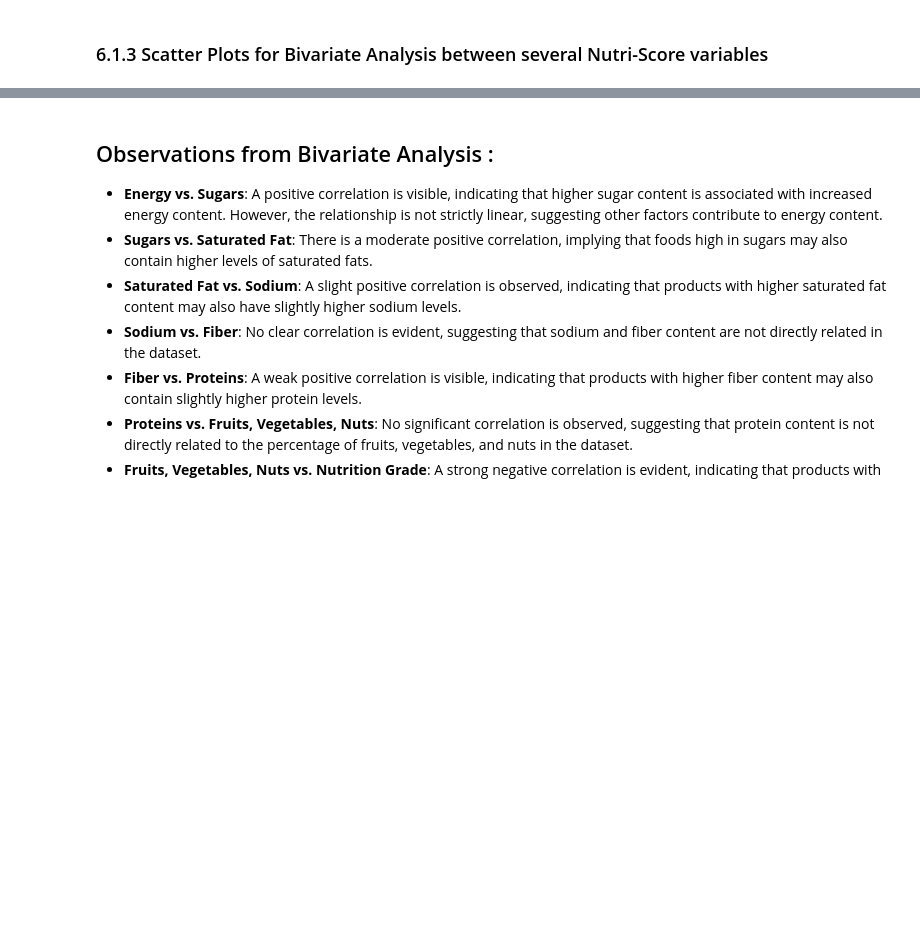
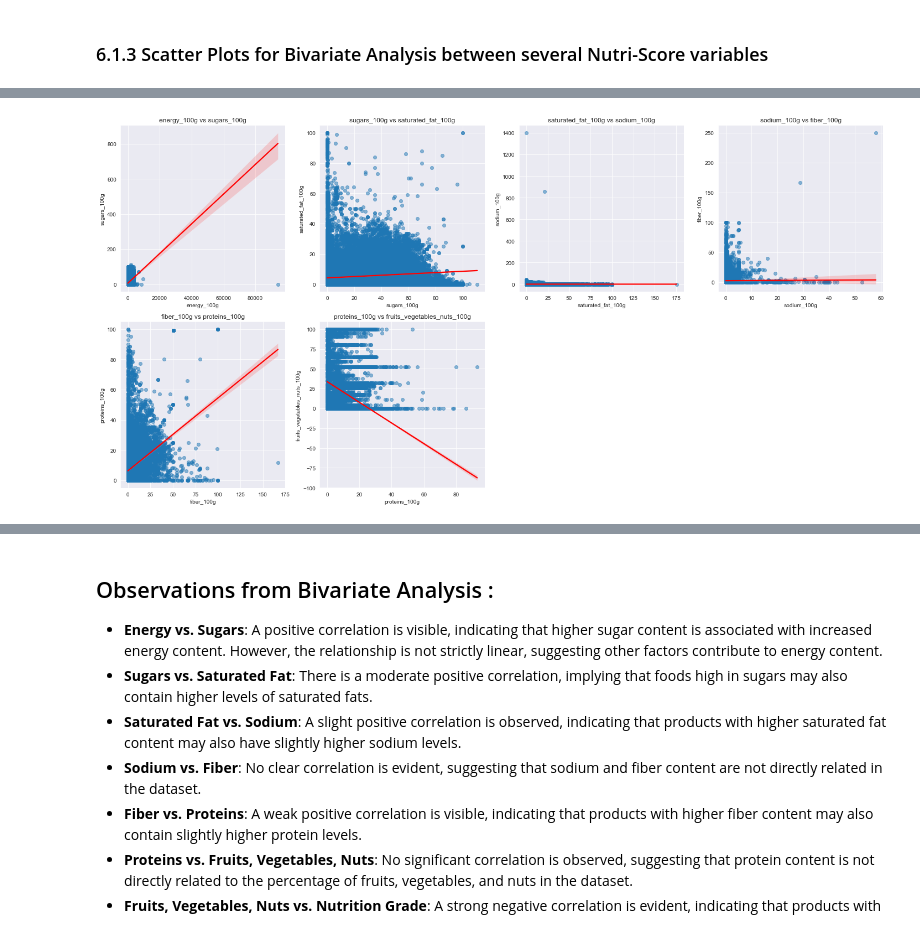
Before and after one commit to preudh/OC_IA_P3_Prepare_data_for_a_public_health_organization, a Jupyter notebook: notebooks/openfoodfacts-data-analysis.ipynb, the cells around one changed output, grey strips where cells are left out. Cells and saved outputs as stored; diff of their text form; code cells hidden in the pictures; blank space fills up the shorter version.

```diff
--- a/notebooks/openfoodfacts-data-analysis.ipynb
+++ b/notebooks/openfoodfacts-data-analysis.ipynb
@@ -2828,0 +2883,96 @@ plt.show()
+# %%
+import pandas as pd
+import os
+import sys
+import seaborn as sns
+import matplotlib.pyplot as plt
+from sklearn.preprocessing import LabelEncoder
+
+# Detect if the notebook is being run on Google Colab
+in_colab = 'google.colab' in sys.modules
+
+if in_colab:
+    # Mount Google Drive
+    from google.colab import drive
+    drive.mount('/content/drive')
+    # Base path for your project folder on Google Drive
+    base_path = '/content/drive/My Drive/OC_IA_P3_Prepare_data_for_a_public_health_organization/'
+else:
+    # Local path for PyCharm or any other local environment
+    base_path = '../'  # Adjust this path based on your local environment
+
+# Full path to the dataset
+data_path = os.path.join(base_path, 'data', 'data_after_nutrigrade_imputation.csv')
+
+# Load the dataset
+data = pd.read_csv(data_path, low_memory=False)
+
+# Check if 'nutrition_score_fr_100g' column exists
+if 'nutrition_score_fr_100g' not in data.columns:
+    raise KeyError("Column 'nutrition_score_fr_100g' does not exist in DataFrame.")
+
+# Define the columns relevant to Nutri-Score calculation
+nutri_score_columns = [
+    'energy_100g', 'sugars_100g', 'saturated_fat_100g',
+    'sodium_100g', 'fiber_100g', 'proteins_100g',
+    'fruits_vegetables_nuts_100g'
+]
+
+# Check unique values in 'nutrition_grade_fr' column
+unique_grades = data['nutrition_grade_fr'].unique()
+print(f"Unique grades in 'nutrition_grade_fr': {unique_grades}")
+
+# Define color palette for Nutri-Score grades
+palette = {
+    'a': '#3cba54',  # Green for best grade
+    'b': '#f4c20d',  # Yellow
+    'c': '#f09819',  # Orange
+    'd': '#db4437',  # Red-orange
+    'e': '#c0ca33'   # Red for worst grade
+}
+
+# Define the LabelEncoder and encode Nutri-Score grades
+label_encoder = LabelEncoder()
+data['nutrition_score_fr_100g_encoded'] = label_encoder.fit_transform(data['nutrition_score_fr_100g'])
+
+# Create scatter plots with regression lines
+fig, axs = plt.subplots(2, 4, figsize=(20, 10))
+axs = axs.flatten()
+for i in range(len(nutri_score_columns)-1):
+    sns.regplot(
+        x=nutri_score_columns[i],
+        y=nutri_score_columns[i+1],
+        data=data,
+        ax=axs[i],
+        scatter_kws={'alpha': 0.5},
+        line_kws={'color': 'red'}
+    )
+    axs[i].set_title(f'{nutri_score_columns[i]} vs {nutri_score_columns[i+1]}')
+
+# Hide unused subplots
+for ax in axs[len(nutri_score_columns)-1:]:
+    ax.set_visible(False)
+
+plt.tight_layout()
+plt.show()
+
+# Create violin plots with Nutri-Score grades
+fig, axs = plt.subplots((len(nutri_score_columns) + 3) // 4, 4, figsize=(20, 10))
+axs = axs.flatten()
+for i, column in enumerate(nutri_score_columns):
+    sns.violinplot(
+        x='nutrition_grade_fr',
+        y=column,
+        data=data,
+        ax=axs[i],
+        palette=palette
+    )
+    axs[i].set_title(f'Nutri-Score Grade Distribution of {column}')
+
+# Hide unused subplots
+for ax in axs[len(nutri_score_columns):]:
+    ax.set_visible(False)
+
+plt.tight_layout()
+plt.show()
+# %% [output]
@@ -2828,0 +2980 @@ plt.show()
+[figure, added]
```
Also changed, not shown: parts of 17 cells of this notebook.
